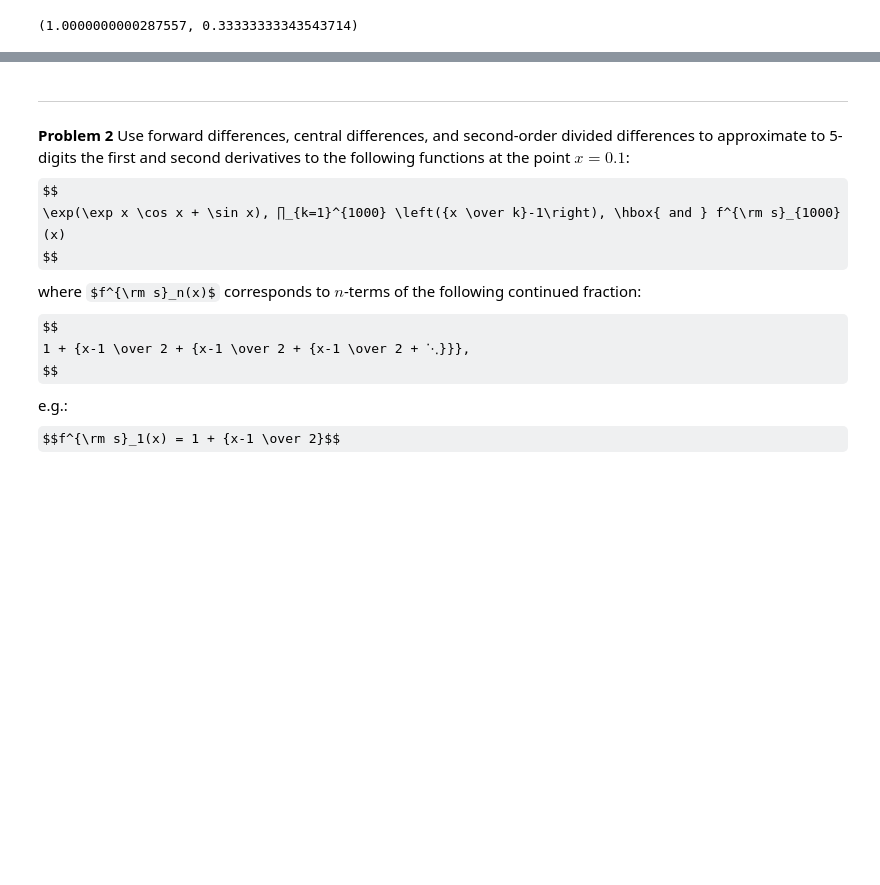
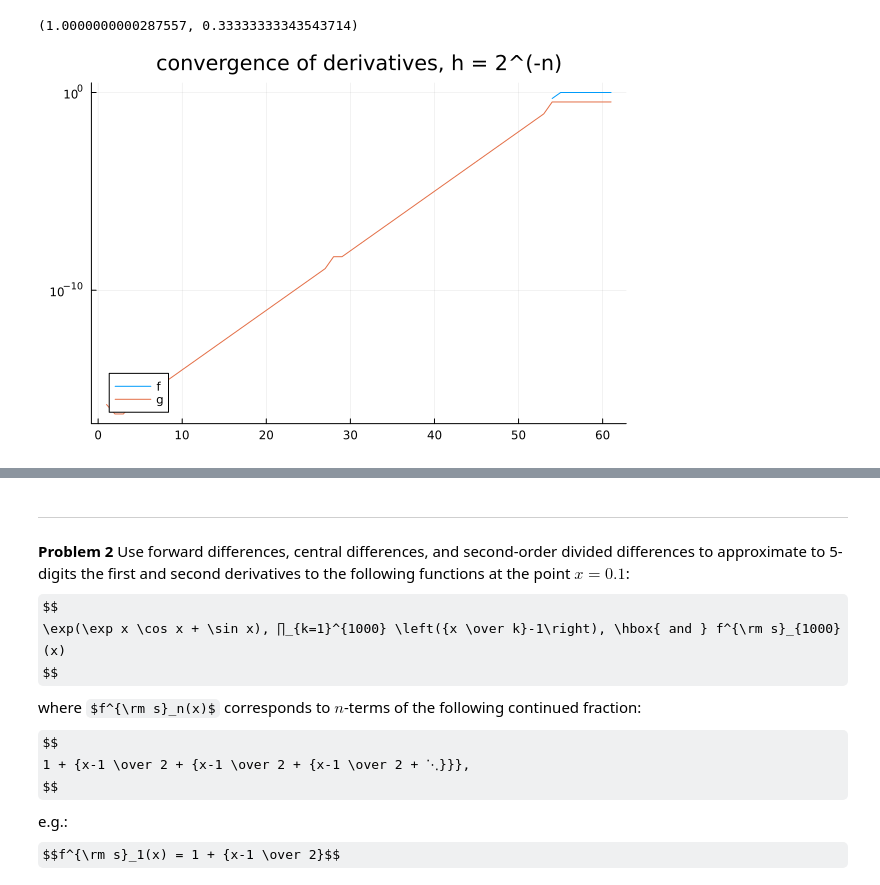
Before and after one commit to shubini/shuaibsNumAnalysisFork, a Jupyter notebook: labs/lab3.ipynb, the cells around one changed output, grey strips where cells are left out. Saved outputs shown, nothing was run; the diff lists cells and outputs as text; code cells hidden in the pictures; some formulas as TeX source; blank space fills up the shorter version.

```diff
--- a/labs/lab3.ipynb
+++ b/labs/lab3.ipynb
@@ -50,3 +50,11 @@ h = 0.000001
 (f(h)-f(-h))/2h, (g(h)-g(-h))/2h
 # %% [output]
 (1.0000000000287557, 0.33333333343543714)
+# %%
+using Plots
+h = 2.0 .^ (0:-1:-60)  # [1,1/2,1/4,…]
+
+plot(nanabs.((f.(h) .- f.(-h)) ./ (2 .* h) .- 1); yscale=:log10, title="convergence of derivatives, h = 2^(-n)", label="f", legend=:bottomleft)
+plot!(abs.((g.(h) .- g.(-h)) ./ (2 .* h) .- 1/3); yscale=:log10, label = "g")
+# %% [output]
+[figure, added]
```
Also changed, not shown: parts of 2 cells of this notebook.
